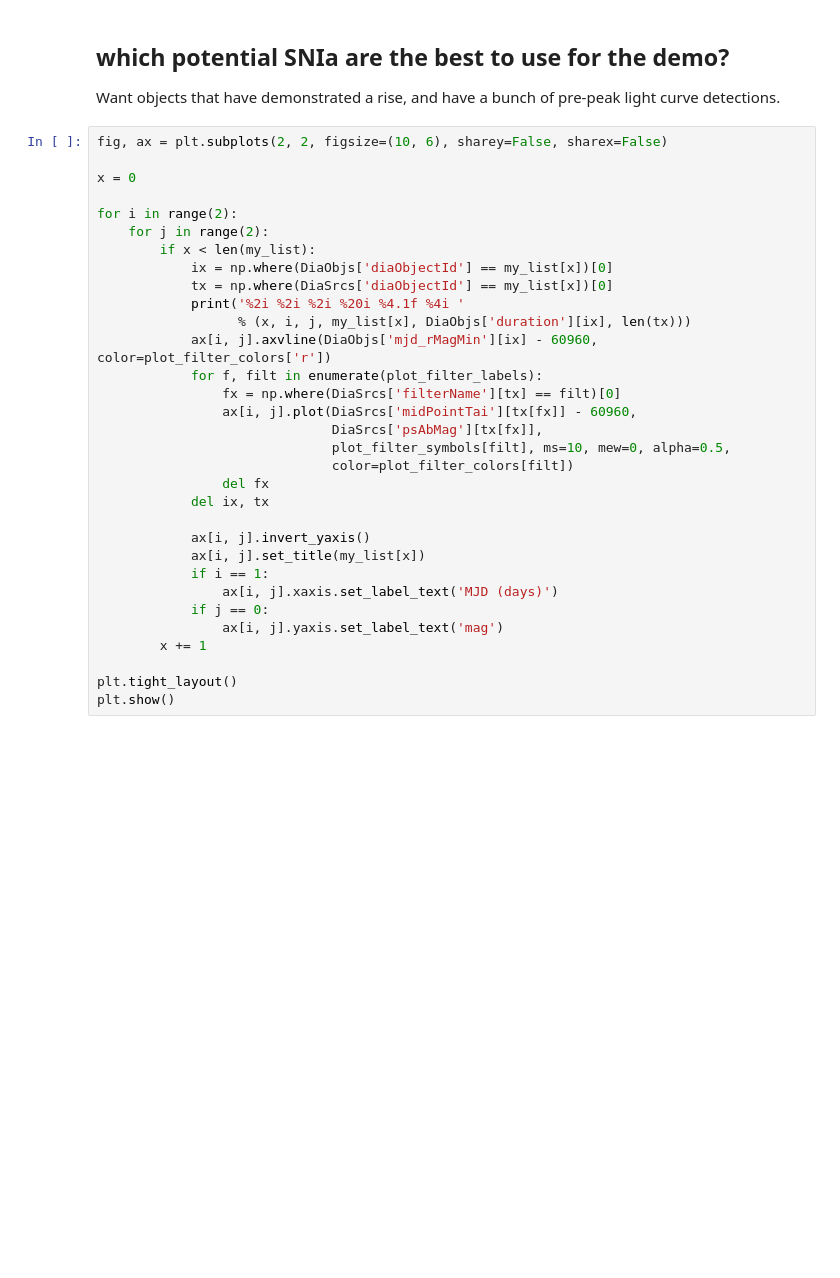
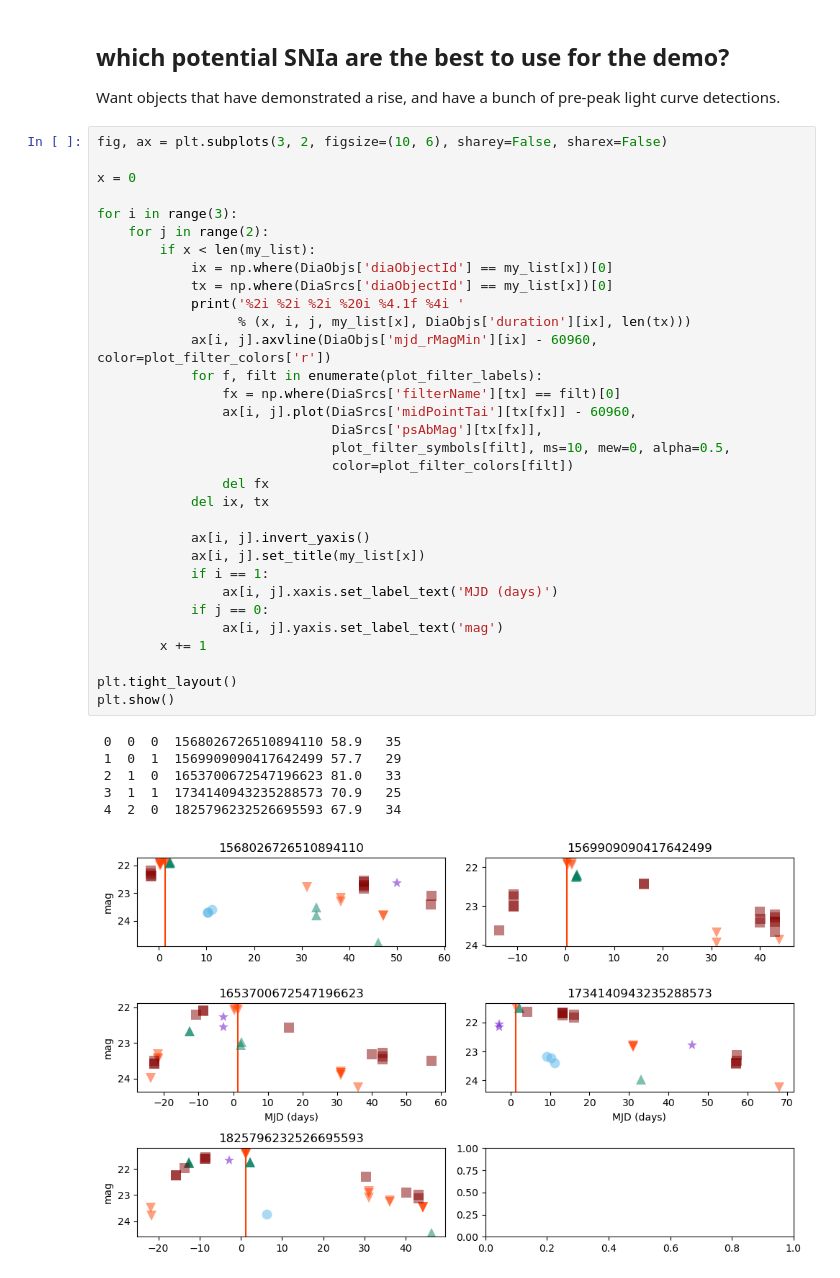
Before and after one commit to rubin-dp0/cst-dev, a Jupyter notebook: MLG_sandbox/DP02/prep_for_pyvo_demo.ipynb, the cells around one changed output. Drawn from its saved outputs; the diff is of its cells as text; blank space fills up the shorter version.

```diff
--- a/MLG_sandbox/DP02/prep_for_pyvo_demo.ipynb
+++ b/MLG_sandbox/DP02/prep_for_pyvo_demo.ipynb
@@ -181,35 +229,42 @@ del tx, ttx, tttx
 
 Want objects that have demonstrated a rise, and have a bunch of pre-peak light curve detections.
 # %%
-fig, ax = plt.subplots(2, 2, figsize=(10, 6), sharey=False, sharex=False)
+fig, ax = plt.subplots(3, 2, figsize=(10, 6), sharey=False, sharex=False)
 
 x = 0
 
-for i in range(2):
+for i in range(3):
     for j in range(2):
         if x < len(my_list):
             ix = np.where(DiaObjs['diaObjectId'] == my_list[x])[0]
             tx = np.where(DiaSrcs['diaObjectId'] == my_list[x])[0]
             print('%2i %2i %2i %20i %4.1f %4i '
                   % (x, i, j, my_list[x], DiaObjs['duration'][ix], len(tx)))
             ax[i, j].axvline(DiaObjs['mjd_rMagMin'][ix] - 60960, color=plot_filter_colors['r'])
             for f, filt in enumerate(plot_filter_labels):
                 fx = np.where(DiaSrcs['filterName'][tx] == filt)[0]
                 ax[i, j].plot(DiaSrcs['midPointTai'][tx[fx]] - 60960,
                               DiaSrcs['psAbMag'][tx[fx]],
                               plot_filter_symbols[filt], ms=10, mew=0, alpha=0.5,
                               color=plot_filter_colors[filt])
                 del fx
             del ix, tx
 
             ax[i, j].invert_yaxis()
             ax[i, j].set_title(my_list[x])
             if i == 1:
                 ax[i, j].xaxis.set_label_text('MJD (days)')
             if j == 0:
                 ax[i, j].yaxis.set_label_text('mag')
         x += 1
 
 plt.tight_layout()
 plt.show()
+# %% [output]
+ 0  0  0  1568026726510894110 58.9   35
+ 1  0  1  1569909090417642499 57.7   29
+ 2  1  0  1653700672547196623 81.0   33
+ 3  1  1  1734140943235288573 70.9   25
+ 4  2  0  1825796232526695593 67.9   34
+[figure, added]
 # %% [markdown]
```
Also changed, not shown: parts of 22 cells of this notebook.
